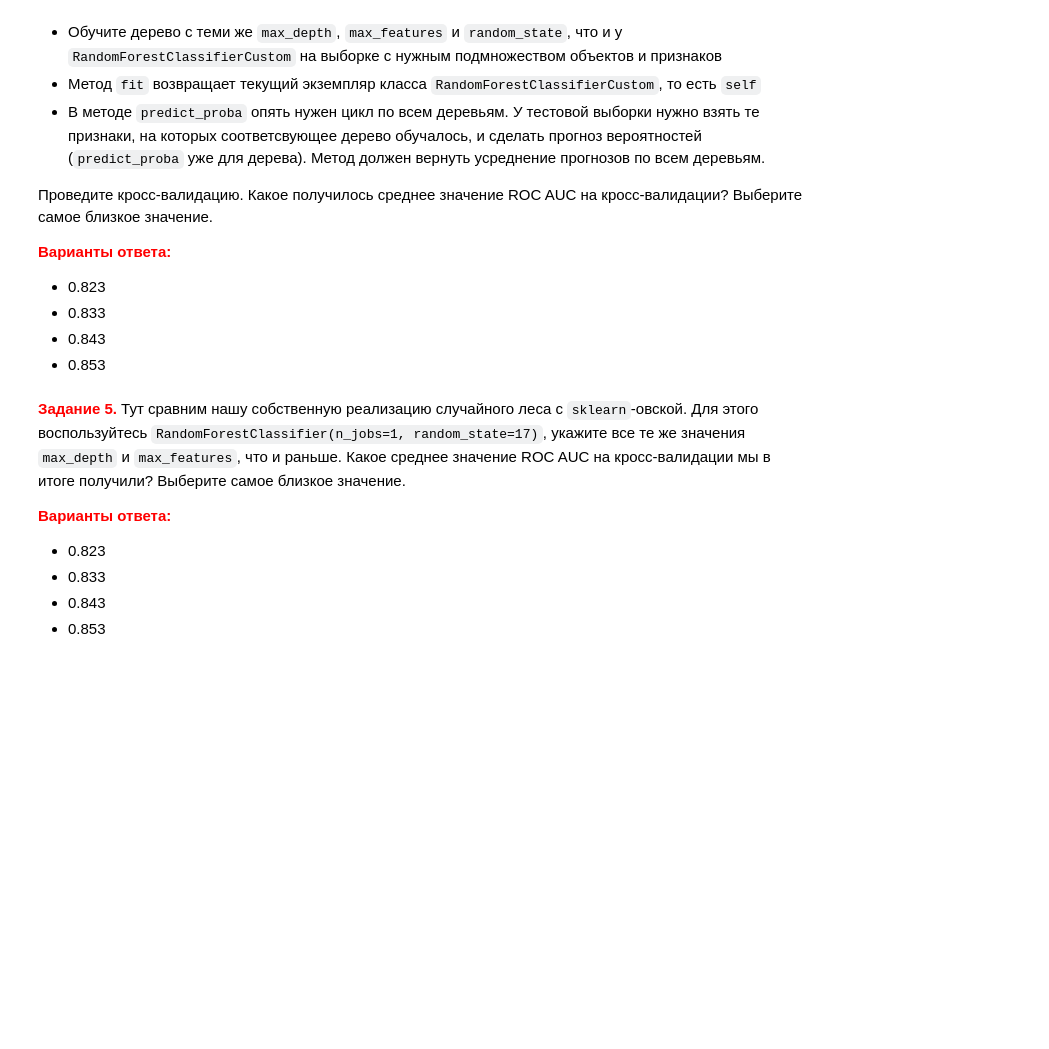
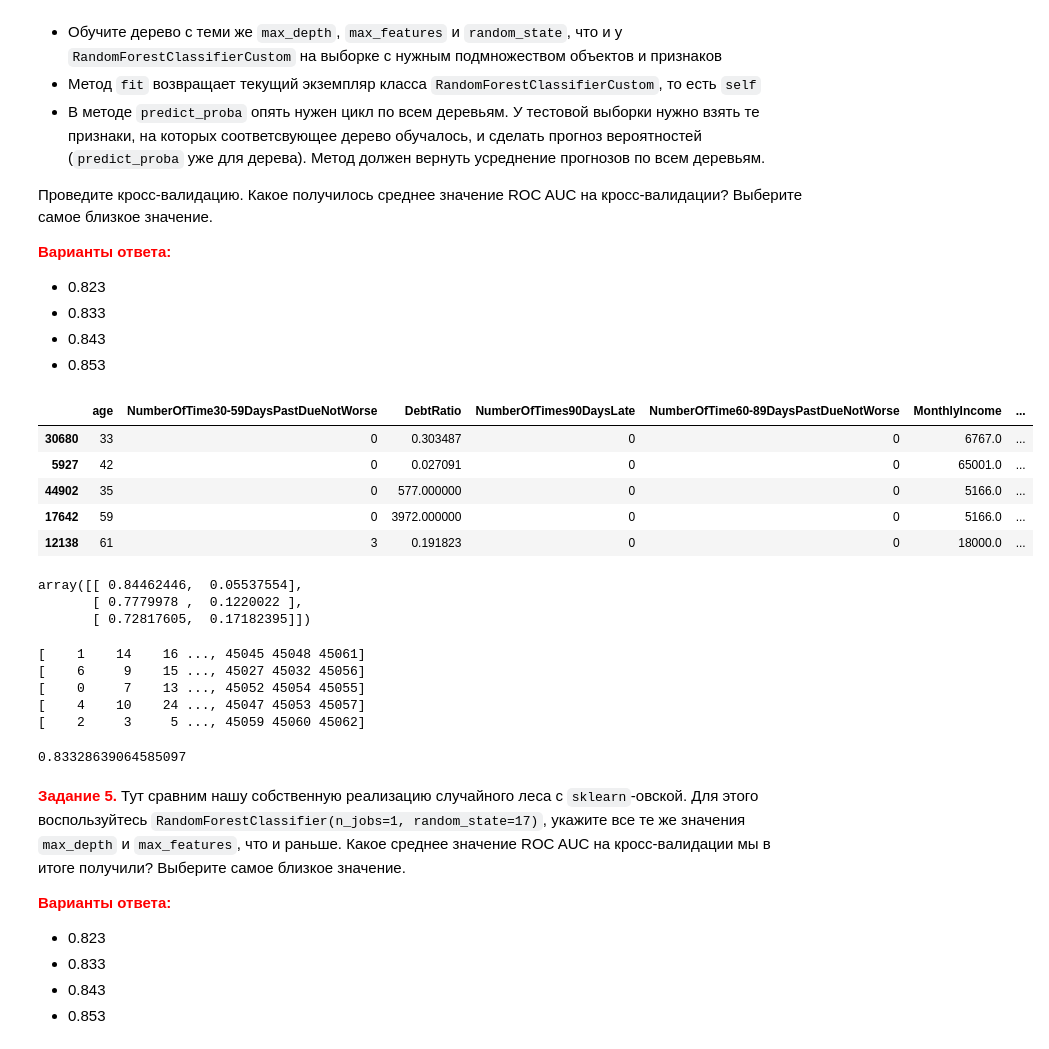
Before and after one commit to x-raizor/mlcourse_open, a Jupyter notebook: jupyter_notebooks/topic05_bagging_rf/hw5_session2_rf_logit_scoring_texts.ipynb, the cells around one changed output. Cells and saved outputs as stored; diff of their text form; code cells hidden in the pictures; blank space fills up the shorter version.

```diff
--- a/jupyter_notebooks/topic05_bagging_rf/hw5_session2_rf_logit_scoring_texts.ipynb
+++ b/jupyter_notebooks/topic05_bagging_rf/hw5_session2_rf_logit_scoring_texts.ipynb
@@ -243,0 +242,6 @@ skf = StratifiedKFold(n_splits=5, shuffle=True, random_state=17)
+# %%
+%%time
+grid = GridSearchCV(dt, param_grid=tree_params, n_jobs=-1,
+                    cv = skf, verbose = 1, scoring = 'roc_auc',
+                    return_train_score = True)
+grid.fit(X, y)
@@ -263,5 +298,28 @@ skf = StratifiedKFold(n_splits=5, shuffle=True, random_state=17)
 - 0.833
 - 0.843
 - 0.853
+# %%
+features_num = X.shape[1]
+observation_num = X.shape[0]
+n_samples = 1000  # количество сэмплов для бутстрапа
+max_depth=7
+max_features=6
+
+features_indices = np.random.choice(np.arange(0, features_num), max_features, replace=False)
+# сделайте bootstrap-выборку (т.е. с замещением) из множества id объектов
+indices = np.random.randint(0, observation_num, n_samples)
+# готовим дерево
+subtree = DecisionTreeClassifier(criterion='gini', max_depth=max_depth,
+                       max_features=max_features, random_state=17)
+# обучаем
+subtree.fit(X.iloc[indices, features_indices], y[indices])
+X.iloc[indices].head()
+# %% [output]
+|  | age | NumberOfTime30-59DaysPastDueNotWorse | DebtRatio | NumberOfTimes90DaysLate | NumberOfTime60-89DaysPastDueNotWorse | MonthlyIncome | ... |
+| 30680 | 33 | 0 | 0.303487 | 0 | 0 | 6767.0 | ... |
+| 5927 | 42 | 0 | 0.027091 | 0 | 0 | 65001.0 | ... |
+| 44902 | 35 | 0 | 577.000000 | 0 | 0 | 5166.0 | ... |
+| 17642 | 59 | 0 | 3972.000000 | 0 | 0 | 5166.0 | ... |
+| 12138 | 61 | 3 | 0.191823 | 0 | 0 | 18000.0 | ... |
 # %%
 from sklearn.model_selection import cross_val_score
@@ -294,3 +366,37 @@ class RandomForestClassifierCustom(BaseEstimator):
+# %%
+rf = RandomForestClassifierCustom()
+rf.fit(X, y)
+rf.predict_proba(X.iloc[1:4,:])
+# %% [output]
+array([[ 0.84462446,  0.05537554],
+       [ 0.7779978 ,  0.1220022 ],
+       [ 0.72817605,  0.17182395]])
+# %%
+# cross validation
+from sklearn.metrics import roc_auc_score
+rf = RandomForestClassifierCustom()
+
+y_score = []
+
+for train_indices, test_indices in skf.split(X, y):
+    print(test_indices)
+#    rf.fit(X.iloc[train_indices,:], y.iloc[train_indices])
+#    for idx in test_indices:
+#         y_score = rf.predict_proba(X.iloc[idx, :])
+#         rocauc.append( roc_auc_score(y.iloc[idx], y_score) )
+
+#print(rocauc)
+# %% [output]
+[    1    14    16 ..., 45045 45048 45061]
+[    6     9    15 ..., 45027 45032 45056]
+[    0     7    13 ..., 45052 45054 45055]
+[    4    10    24 ..., 45047 45053 45057]
+[    2     3     5 ..., 45059 45060 45062]
+# %%
+rf = RandomForestClassifierCustom()
+cross_val_score(rf, X, y, cv=6, scoring='roc_auc').mean()
+# %% [output]
+0.83328639064585097
 # %% [markdown]
 **<font color='red'>Задание 5.</font>**
 Тут сравним нашу собственную реализацию случайного леса с `sklearn`-овской. Для этого воспользуйтесь `RandomForestClassifier(n_jobs=1, random_state=17)`, укажите все те же значения `max_depth` и `max_features`, что и раньше. Какое среднее значение ROC AUC на кросс-валидации мы в итоге получили? Выберите самое близкое значение.
```
Also changed, not shown: parts of 10 cells of this notebook.
